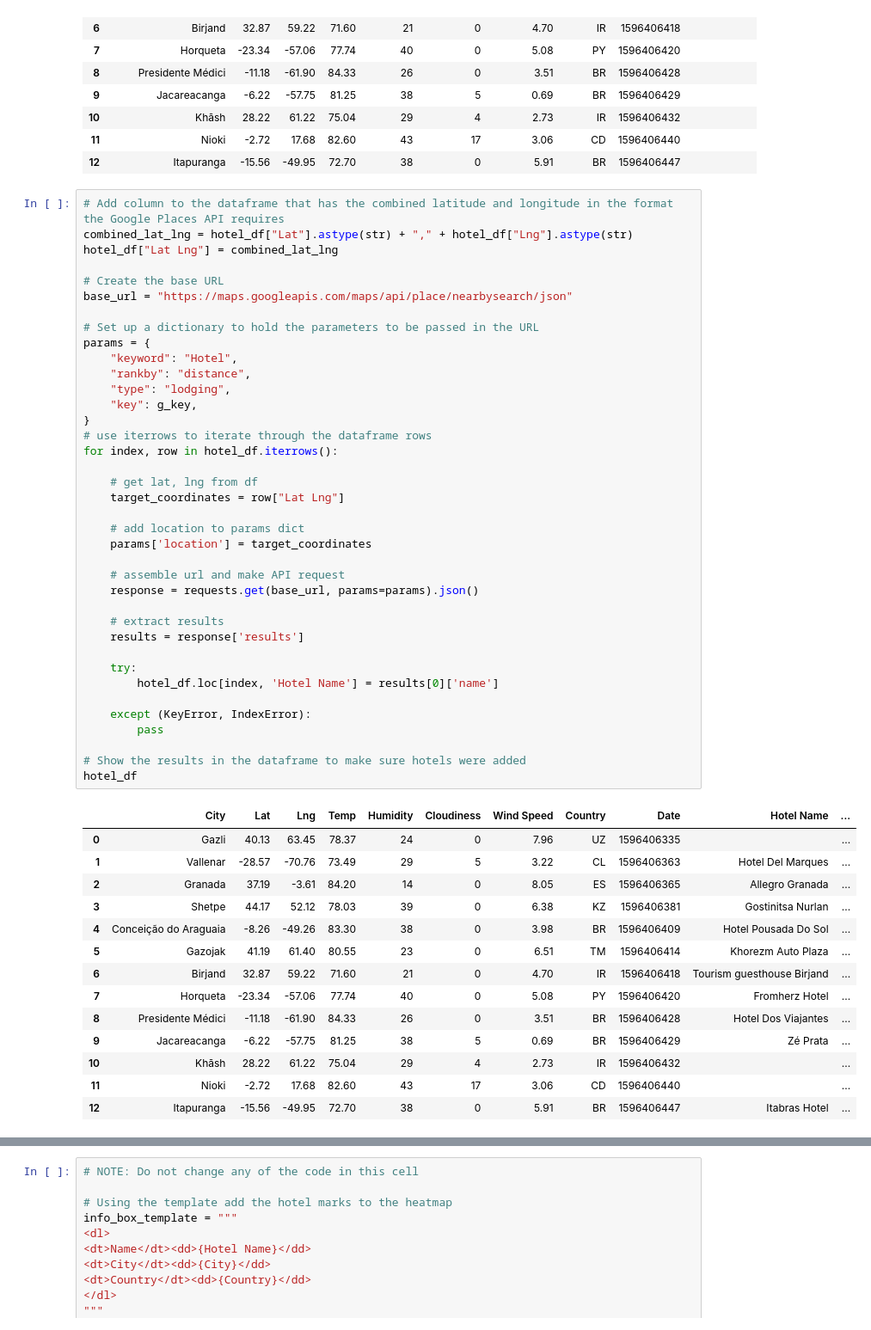
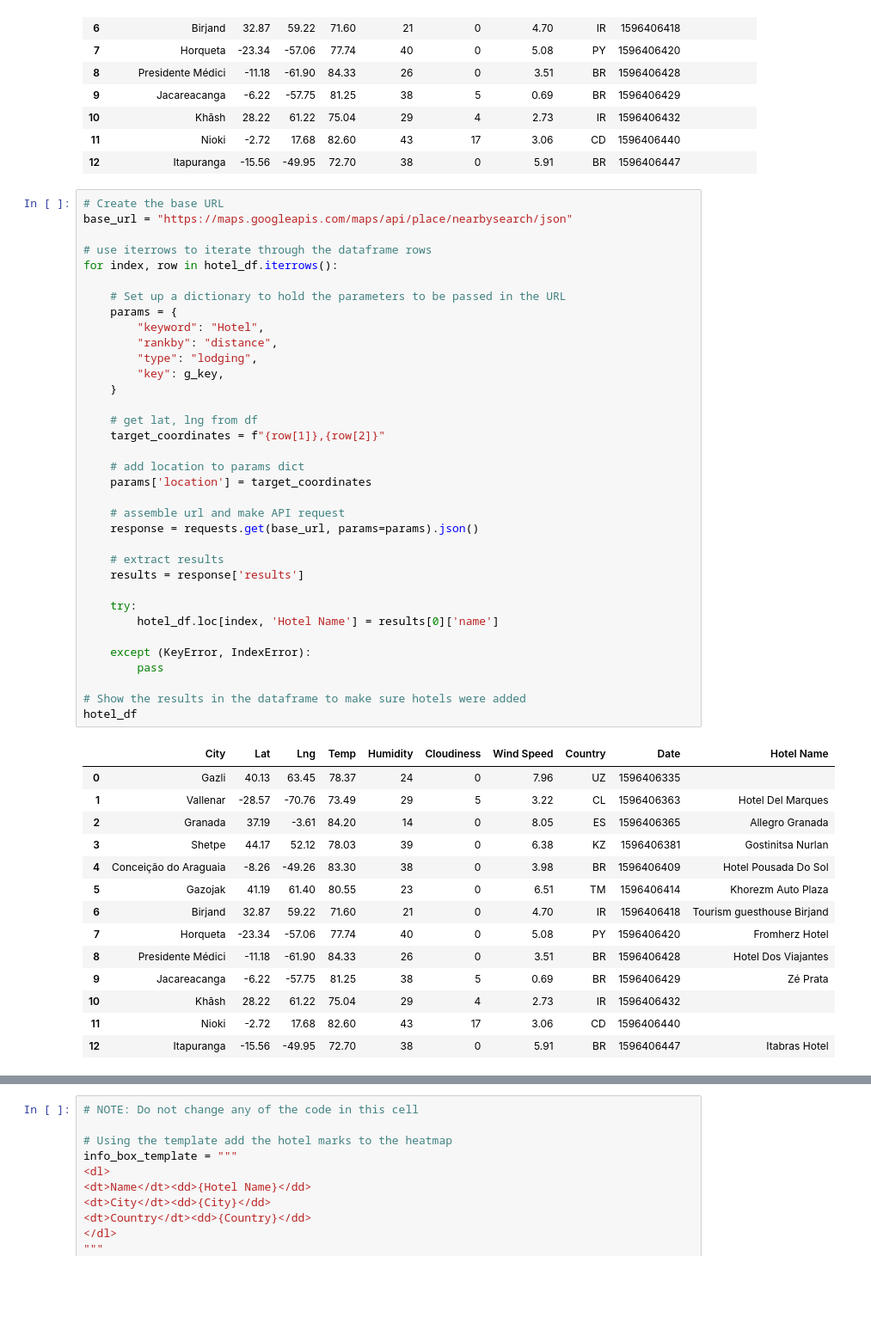
Before and after one commit to kguralpdx/python-api-challenge, a Jupyter notebook: VacationPy/VacationPy.ipynb, the cells around one changed output, grey strips where cells are left out. Shown: that part at 86% size. Cells and saved outputs as stored; diff of their text form; blank space fills up the shorter version.

Commit message:
changed how lat and lng combined in google places api pull

```diff
--- a/VacationPy/VacationPy.ipynb
+++ b/VacationPy/VacationPy.ipynb
@@ -118,58 +117,55 @@ hotel_df
 | 11 | Nioki | -2.72 | 17.68 | 82.60 | 43 | 17 | 3.06 | CD | 1596406440 |  |
 | 12 | Itapuranga | -15.56 | -49.95 | 72.70 | 38 | 0 | 5.91 | BR | 1596406447 |  |
 # %%
-# Add column to the dataframe that has the combined latitude and longitude in the format the Google Places API requires
-combined_lat_lng = hotel_df["Lat"].astype(str) + "," + hotel_df["Lng"].astype(str)
-hotel_df["Lat Lng"] = combined_lat_lng
-
 # Create the base URL
 base_url = "https://maps.googleapis.com/maps/api/place/nearbysearch/json"
 
-# Set up a dictionary to hold the parameters to be passed in the URL
-params = {
-    "keyword": "Hotel",
-    "rankby": "distance",
-    "type": "lodging",
-    "key": g_key,
-}
 # use iterrows to iterate through the dataframe rows
 for index, row in hotel_df.iterrows():
 
+    # Set up a dictionary to hold the parameters to be passed in the URL
+    params = {
+        "keyword": "Hotel",
+        "rankby": "distance",
+        "type": "lodging",
+        "key": g_key,
+    }
+
     # get lat, lng from df
-    target_coordinates = row["Lat Lng"]
+    target_coordinates = f"{row[1]},{row[2]}"
 
     # add location to params dict
     params['location'] = target_coordinates
 
     # assemble url and make API request
     response = requests.get(base_url, params=params).json()
 
     # extract results
     results = response['results']
 
     try:
         hotel_df.loc[index, 'Hotel Name'] = results[0]['name']
 
     except (KeyError, IndexError):
         pass
 
 # Show the results in the dataframe to make sure hotels were added
 hotel_df
 # %% [output]
-|  | City | Lat | Lng | Temp | Humidity | Cloudiness | Wind Speed | Country | Date | Hotel Name | ... |
-| 0 | Gazli | 40.13 | 63.45 | 78.37 | 24 | 0 | 7.96 | UZ | 1596406335 |  | ... |
-| 1 | Vallenar | -28.57 | -70.76 | 73.49 | 29 | 5 | 3.22 | CL | 1596406363 | Hotel Del Marques | ... |
-| 2 | Granada | 37.19 | -3.61 | 84.20 | 14 | 0 | 8.05 | ES | 1596406365 | Allegro Granada | ... |
-| 3 | Shetpe | 44.17 | 52.12 | 78.03 | 39 | 0 | 6.38 | KZ | 1596406381 | Gostinitsa Nurlan | ... |
-| 4 | Conceição do Araguaia | -8.26 | -49.26 | 83.30 | 38 | 0 | 3.98 | BR | 1596406409 | Hotel Pousada Do Sol | ... |
-| 5 | Gazojak | 41.19 | 61.40 | 80.55 | 23 | 0 | 6.51 | TM | 1596406414 | Khorezm Auto Plaza | ... |
-| 6 | Birjand | 32.87 | 59.22 | 71.60 | 21 | 0 | 4.70 | IR | 1596406418 | Tourism guesthouse Birjand | ... |
-| 7 | Horqueta | -23.34 | -57.06 | 77.74 | 40 | 0 | 5.08 | PY | 1596406420 | Fromherz Hotel | ... |
-| 8 | Presidente Médici | -11.18 | -61.90 | 84.33 | 26 | 0 | 3.51 | BR | 1596406428 | Hotel Dos Viajantes | ... |
-| 9 | Jacareacanga | -6.22 | -57.75 | 81.25 | 38 | 5 | 0.69 | BR | 1596406429 | Zé Prata | ... |
-| 10 | Khāsh | 28.22 | 61.22 | 75.04 | 29 | 4 | 2.73 | IR | 1596406432 |  | ... |
-| 11 | Nioki | -2.72 | 17.68 | 82.60 | 43 | 17 | 3.06 | CD | 1596406440 |  | ... |
-| 12 | Itapuranga | -15.56 | -49.95 | 72.70 | 38 | 0 | 5.91 | BR | 1596406447 | Itabras Hotel | ... |
+|  | City | Lat | Lng | Temp | Humidity | Cloudiness | Wind Speed | Country | Date | Hotel Name |
+| 0 | Gazli | 40.13 | 63.45 | 78.37 | 24 | 0 | 7.96 | UZ | 1596406335 |  |
+| 1 | Vallenar | -28.57 | -70.76 | 73.49 | 29 | 5 | 3.22 | CL | 1596406363 | Hotel Del Marques |
+| 2 | Granada | 37.19 | -3.61 | 84.20 | 14 | 0 | 8.05 | ES | 1596406365 | Allegro Granada |
+| 3 | Shetpe | 44.17 | 52.12 | 78.03 | 39 | 0 | 6.38 | KZ | 1596406381 | Gostinitsa Nurlan |
+| 4 | Conceição do Araguaia | -8.26 | -49.26 | 83.30 | 38 | 0 | 3.98 | BR | 1596406409 | Hotel Pousada Do Sol |
+| 5 | Gazojak | 41.19 | 61.40 | 80.55 | 23 | 0 | 6.51 | TM | 1596406414 | Khorezm Auto Plaza |
+| 6 | Birjand | 32.87 | 59.22 | 71.60 | 21 | 0 | 4.70 | IR | 1596406418 | Tourism guesthouse Birjand |
+| 7 | Horqueta | -23.34 | -57.06 | 77.74 | 40 | 0 | 5.08 | PY | 1596406420 | Fromherz Hotel |
+| 8 | Presidente Médici | -11.18 | -61.90 | 84.33 | 26 | 0 | 3.51 | BR | 1596406428 | Hotel Dos Viajantes |
+| 9 | Jacareacanga | -6.22 | -57.75 | 81.25 | 38 | 5 | 0.69 | BR | 1596406429 | Zé Prata |
+| 10 | Khāsh | 28.22 | 61.22 | 75.04 | 29 | 4 | 2.73 | IR | 1596406432 |  |
+| 11 | Nioki | -2.72 | 17.68 | 82.60 | 43 | 17 | 3.06 | CD | 1596406440 |  |
+| 12 | Itapuranga | -15.56 | -49.95 | 72.70 | 38 | 0 | 5.91 | BR | 1596406447 | Itabras Hotel |
 # %%
 # Replace blank hotel names with NaN, drop those rows in which a hotel could not be found, and then reindex the dataframe
 hotel_df['Hotel Name'].replace('', np.nan, inplace=True)
```
Also changed, not shown: parts of 2 cells of this notebook, 1 other file.
